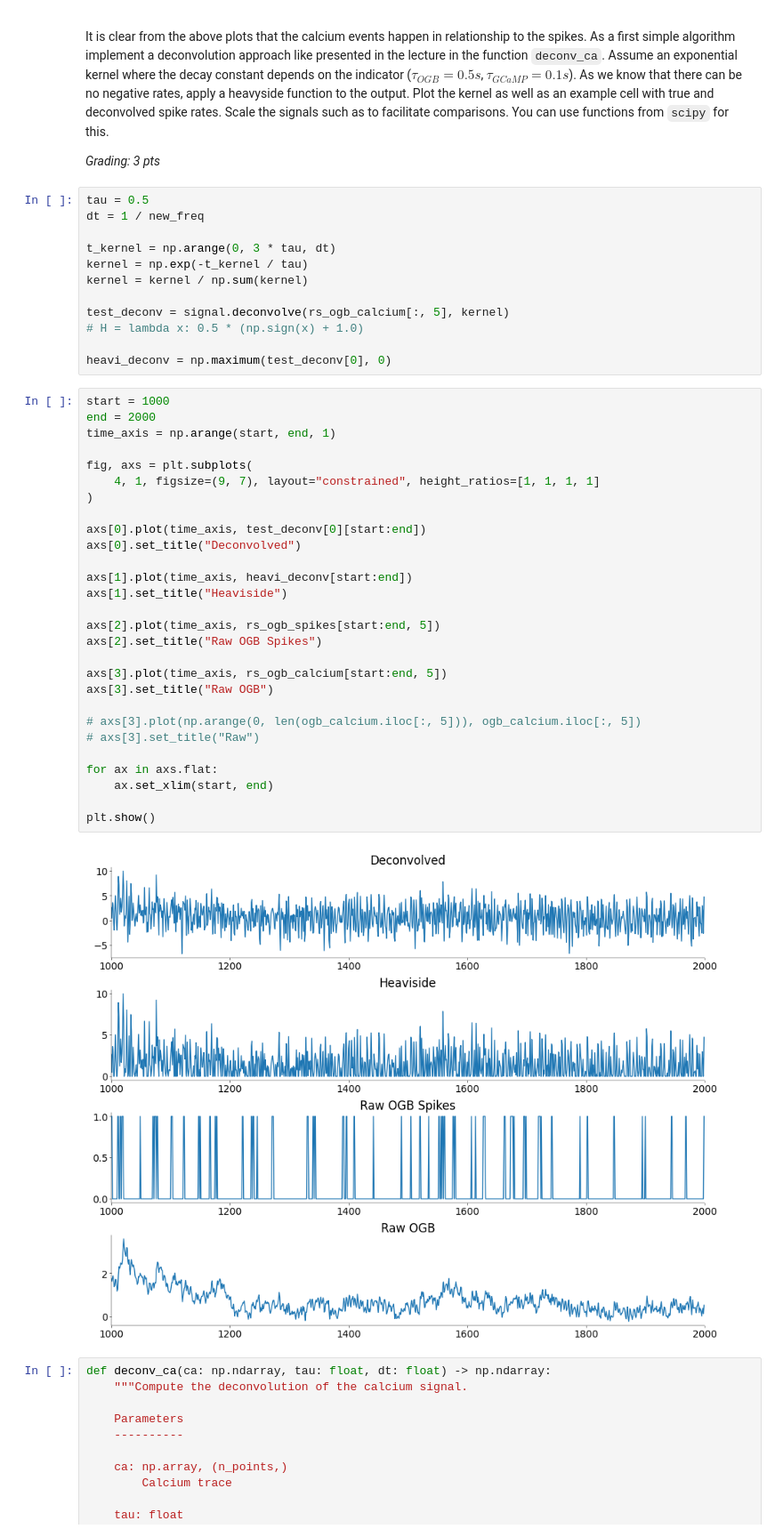
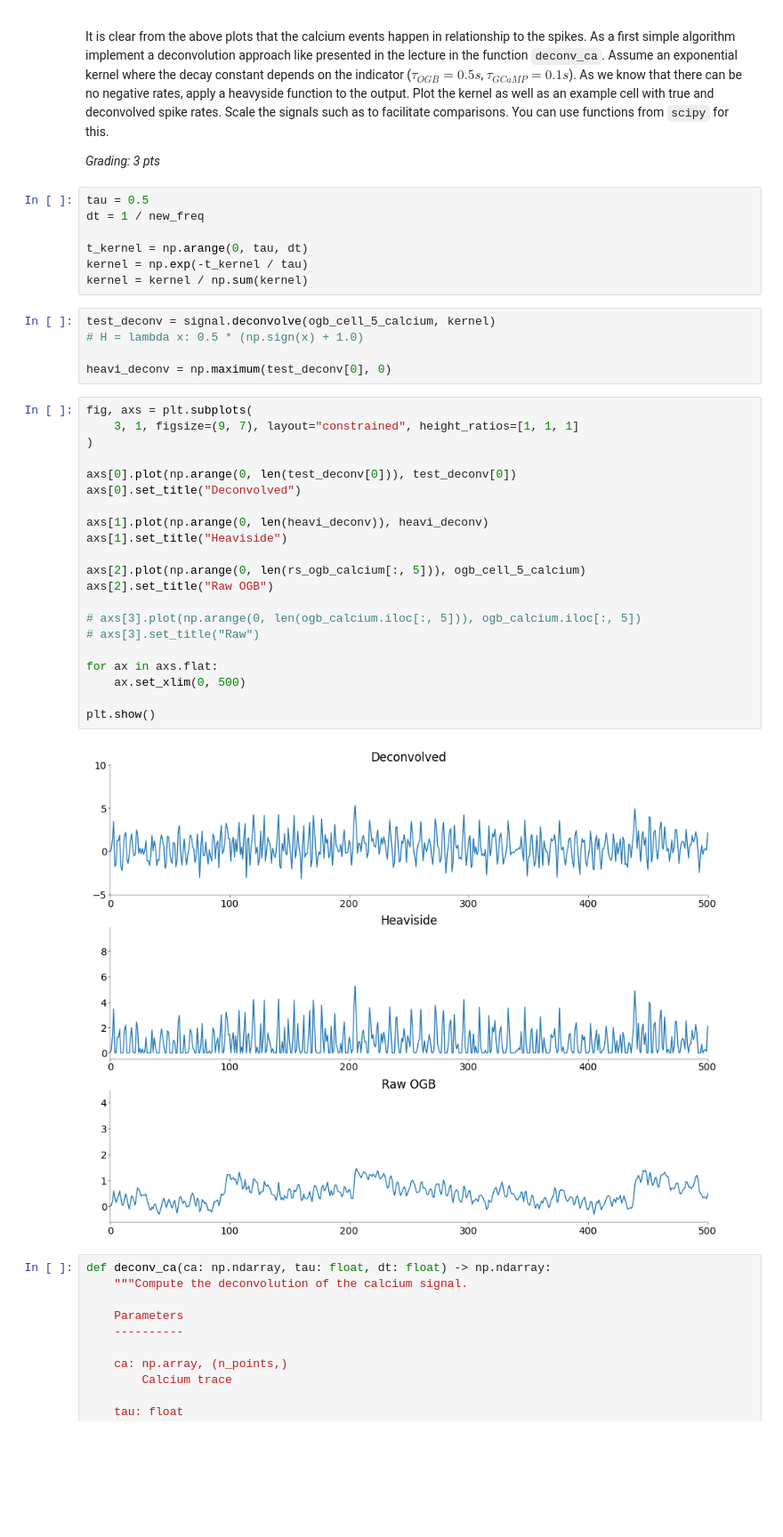
Before and after one commit to stedavkle/uni-tue-nds, a Jupyter notebook: CL3/notebooks/CodingLab3.ipynb, the cells around one changed output. Shown: that part at 89% size. Drawn from its saved outputs; the diff is of its cells as text; blank space fills up the shorter version.

```diff
--- a/CL3/notebooks/CodingLab3.ipynb
+++ b/CL3/notebooks/CodingLab3.ipynb
@@ -206,44 +215,37 @@ It is clear from the above plots that the calcium events happen in relationship
 tau = 0.5
 dt = 1 / new_freq
 
-t_kernel = np.arange(0, 3 * tau, dt)
+t_kernel = np.arange(0, tau, dt)
 kernel = np.exp(-t_kernel / tau)
 kernel = kernel / np.sum(kernel)
-
-test_deconv = signal.deconvolve(rs_ogb_calcium[:, 5], kernel)
-# H = lambda x: 0.5 * (np.sign(x) + 1.0)
-
-heavi_deconv = np.maximum(test_deconv[0], 0)
+# %%
+test_deconv = signal.deconvolve(ogb_cell_5_calcium, kernel)
+# H = lambda x: 0.5 * (np.sign(x) + 1.0)
+
+heavi_deconv = np.maximum(test_deconv[0], 0)
 # %%
-start = 1000
-end = 2000
-time_axis = np.arange(start, end, 1)
-
 fig, axs = plt.subplots(
-    4, 1, figsize=(9, 7), layout="constrained", height_ratios=[1, 1, 1, 1]
+    3, 1, figsize=(9, 7), layout="constrained", height_ratios=[1, 1, 1]
 )
 
-axs[0].plot(time_axis, test_deconv[0][start:end])
+axs[0].plot(np.arange(0, len(test_deconv[0])), test_deconv[0])
 axs[0].set_title("Deconvolved")
 
-axs[1].plot(time_axis, heavi_deconv[start:end])
+axs[1].plot(np.arange(0, len(heavi_deconv)), heavi_deconv)
 axs[1].set_title("Heaviside")
 
-axs[2].plot(time_axis, rs_ogb_spikes[start:end, 5])
-axs[2].set_title("Raw OGB Spikes")
-
-axs[3].plot(time_axis, rs_ogb_calcium[start:end, 5])
-axs[3].set_title("Raw OGB")
+axs[2].plot(np.arange(0, len(rs_ogb_calcium[:, 5])), ogb_cell_5_calcium)
+axs[2].set_title("Raw OGB")
 
 # axs[3].plot(np.arange(0, len(ogb_calcium.iloc[:, 5])), ogb_calcium.iloc[:, 5])
 # axs[3].set_title("Raw")
 
 for ax in axs.flat:
-    ax.set_xlim(start, end)
+    ax.set_xlim(0, 500)
 
 plt.show()
 # %% [output]
-[figure, old version]
+[figure, new version]
 # %%
 def deconv_ca(ca: np.ndarray, tau: float, dt: float) -> np.ndarray:
     """Compute the deconvolution of the calcium signal.
```
Also changed, not shown: parts of 9 cells of this notebook, 1 other file.
